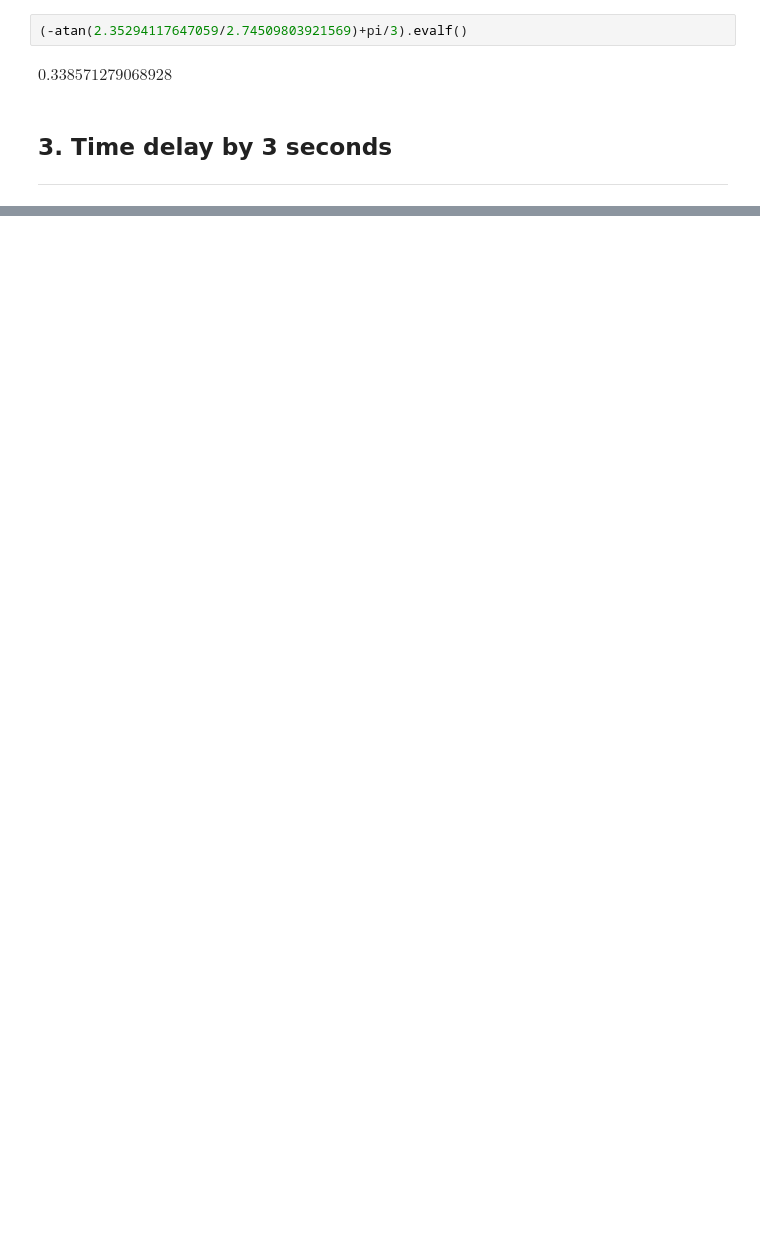
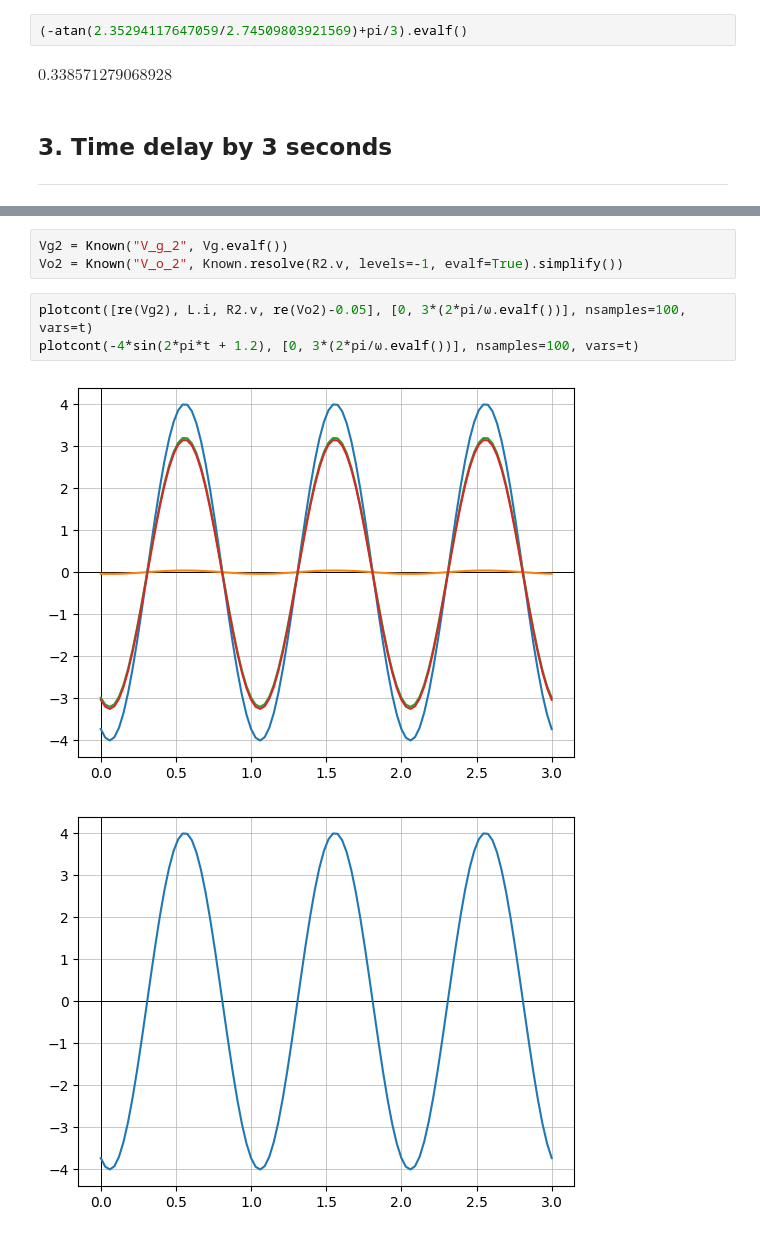
Before and after one commit to alonso-herreros/uni-syscirc-problems, a Jupyter notebook: code/circuits/C.1.ipynb, the cells around one changed output, grey strips where cells are left out. Cells and saved outputs as stored; diff of their text form; blank space fills up the shorter version.

```diff
--- a/code/circuits/C.1.ipynb
+++ b/code/circuits/C.1.ipynb
@@ -113,0 +163,9 @@ plotcont([re(Vg), L.i, R2.v], [0, 3*(2*pi/ω.evalf())], nsamples=200, vars=t)
+# %%
+Vg2 = Known("V_g_2", Vg.evalf())
+Vo2 = Known("V_o_2", Known.resolve(R2.v, levels=-1, evalf=True).simplify())
+# %%
+plotcont([re(Vg2), L.i, R2.v, re(Vo2)-0.05], [0, 3*(2*pi/ω.evalf())], nsamples=100, vars=t)
+plotcont(-4*sin(2*pi*t + 1.2), [0, 3*(2*pi/ω.evalf())], nsamples=100, vars=t)
+# %% [output]
+[figure, added]
+[figure, added]
```
Also changed, not shown: parts of 26 cells of this notebook.
